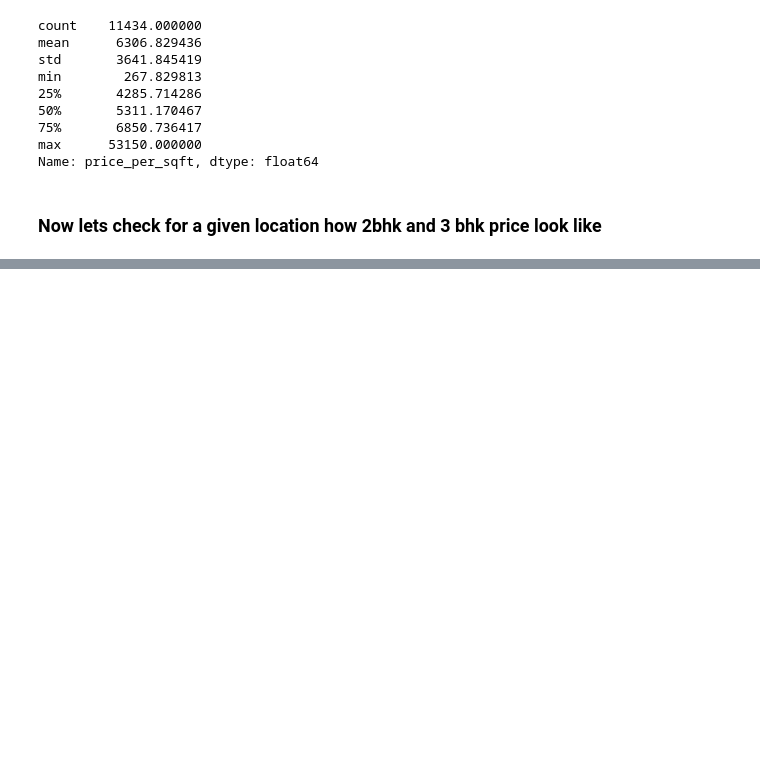
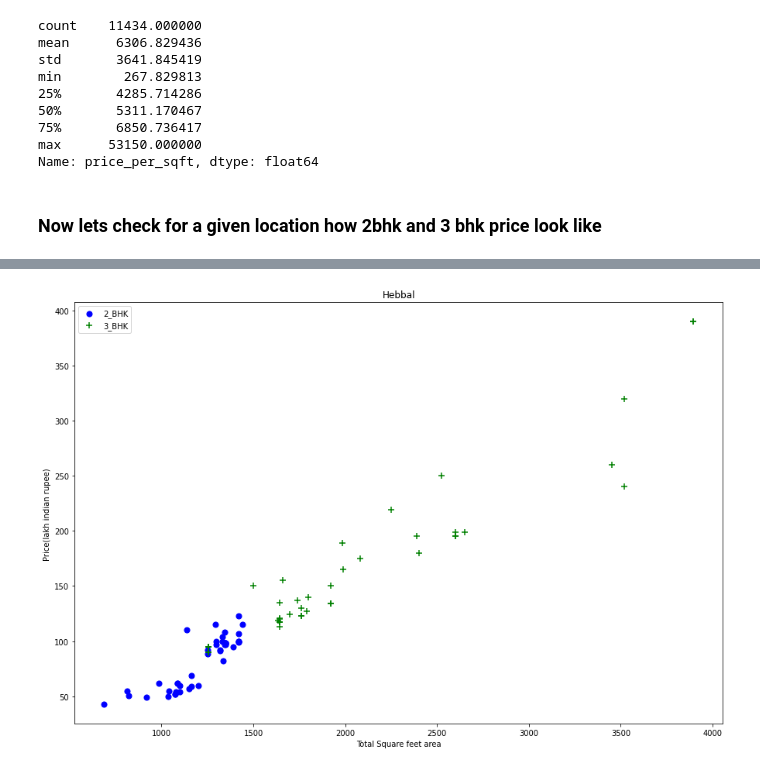
Before and after one commit to ChitranDev/DataScience-Room-Price-Prediction-proj, a Jupyter notebook: model/bhp prediction tried.ipynb, the cells around one changed output, grey strips where cells are left out. Cells and saved outputs as stored; diff of their text form; code cells hidden in the pictures; blank space fills up the shorter version.

```diff
--- a/model/bhp prediction tried.ipynb
+++ b/model/bhp prediction tried.ipynb
@@ -332,0 +354,4 @@ plot_scatter_chart(df,"Electronic City")
+# %%
+plot_scatter_chart(df1,"Hebbal")
+# %% [output]
+[figure, added]
```
Also changed, not shown: parts of 20 cells of this notebook, 1 other file.
